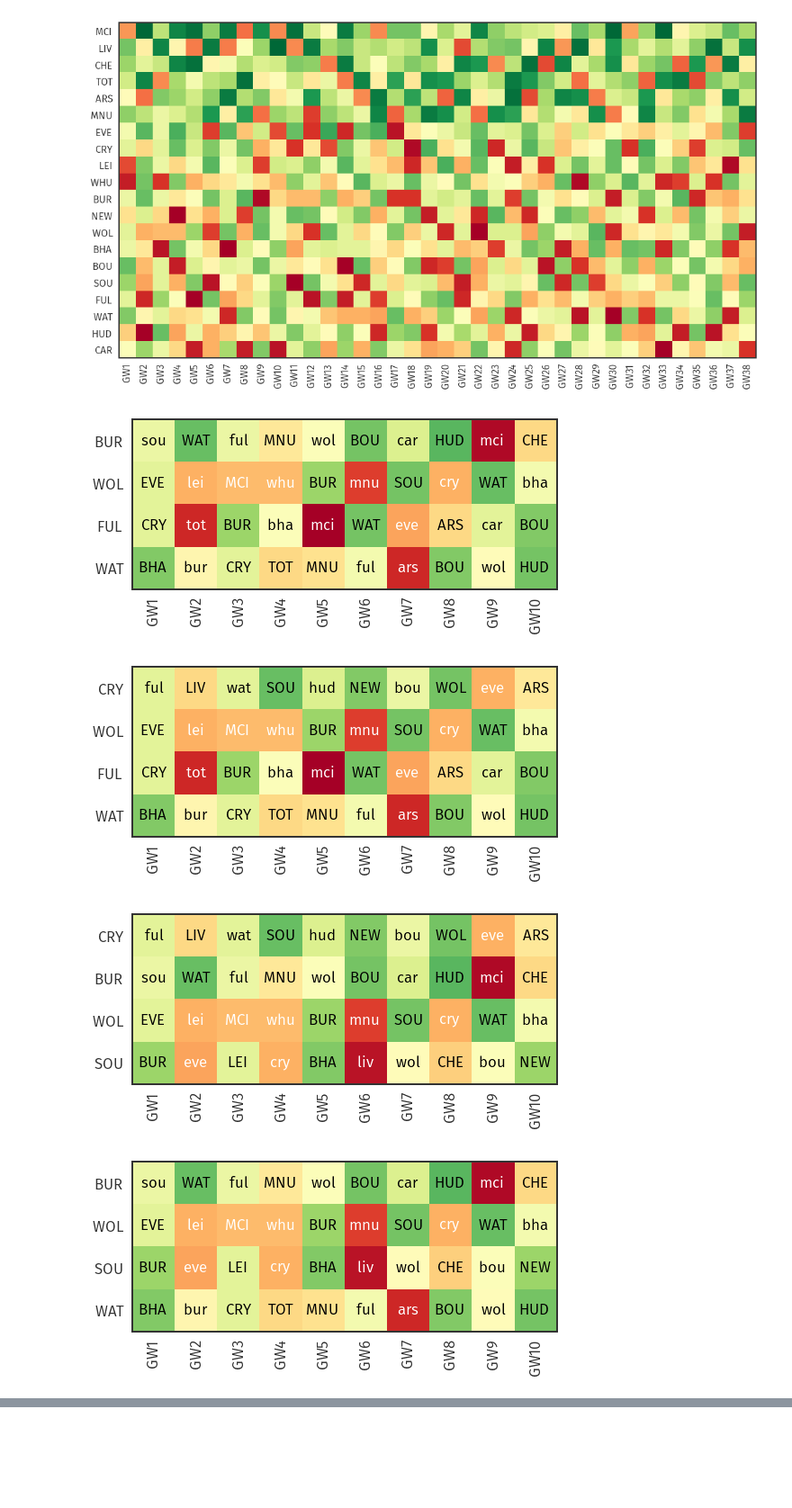
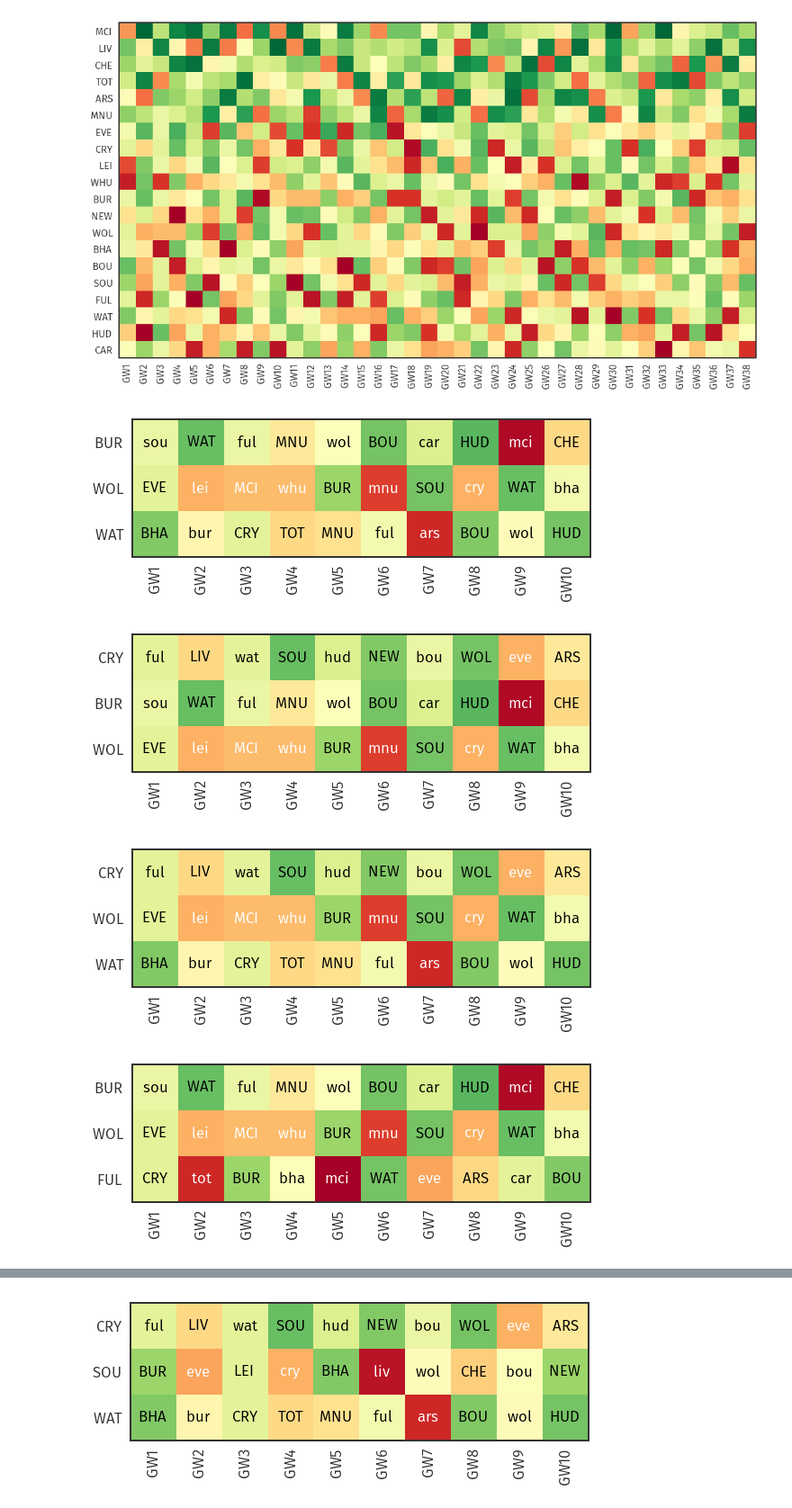
Before and after one commit to banskt/statsfpl, a Jupyter notebook: fpl_rotation.ipynb, the cells around one changed output, grey strips where cells are left out. Shown at 90% size. Saved outputs shown, nothing was run; the diff lists cells and outputs as text; code cells hidden in the pictures; blank space fills up the shorter version.

```diff
--- a/fpl_rotation.ipynb
+++ b/fpl_rotation.ipynb
@@ -23,17 +23,17 @@ hmap.rotation(teams, 1, 38, eplfixtures, annotate = False)
 # %% [output]
 [figure]
 # %%
-res = mytools.rotate(selected_teams, eplfixtures, startgw, endgw, 4, 2, csprob = 0.7)
+res = mytools.rotate(selected_teams, eplfixtures, startgw, endgw, 3, 2, csprob = 0.7)
 max_cleanies = max([x.cleanies for x in res]) - 1
 select = [x for x in res if x.cleanies > max_cleanies]
 
 best = sorted(select, key=lambda x: x.score, reverse = True)
 best_scores = sorted(res, key=lambda x: x.score, reverse = True)[:10]
 
 for x in best:
     hmap.rotation(x.teams, startgw, endgw, eplfixtures)
 # %% [output]
-[figure, old version]
+[figure, new version]
-[figure, old version]
+[figure, new version]
-[figure, old version]
+[figure, new version]
-[figure, old version]
+[figure, new version]
@@ -42,0 +43 @@ for x in best:
+[figure, added]
```
Also changed, not shown: parts of 2 cells of this notebook, 1 other file.
